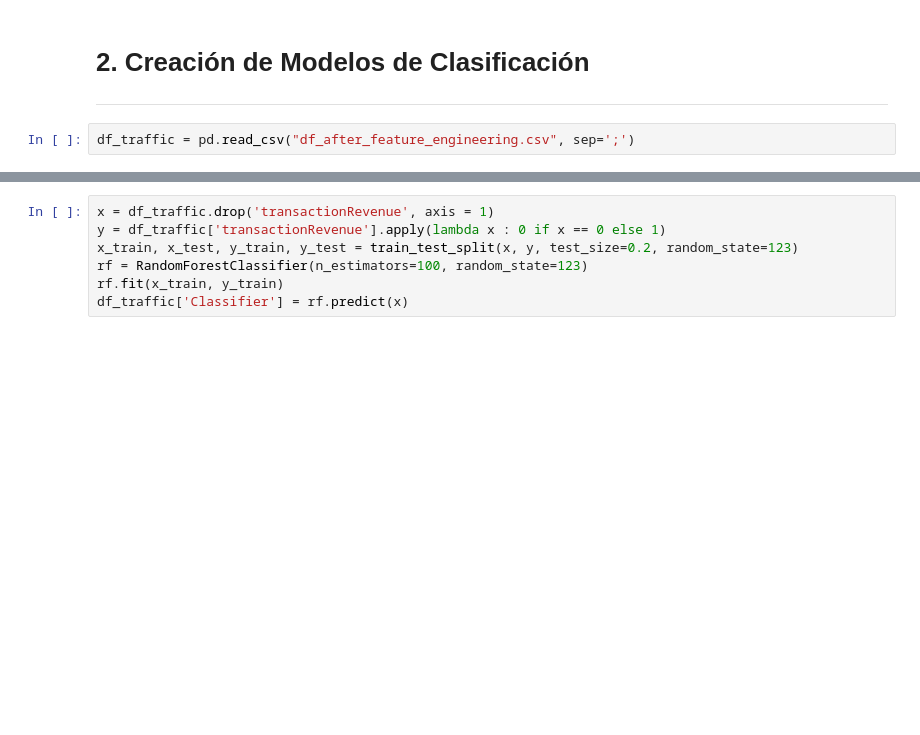
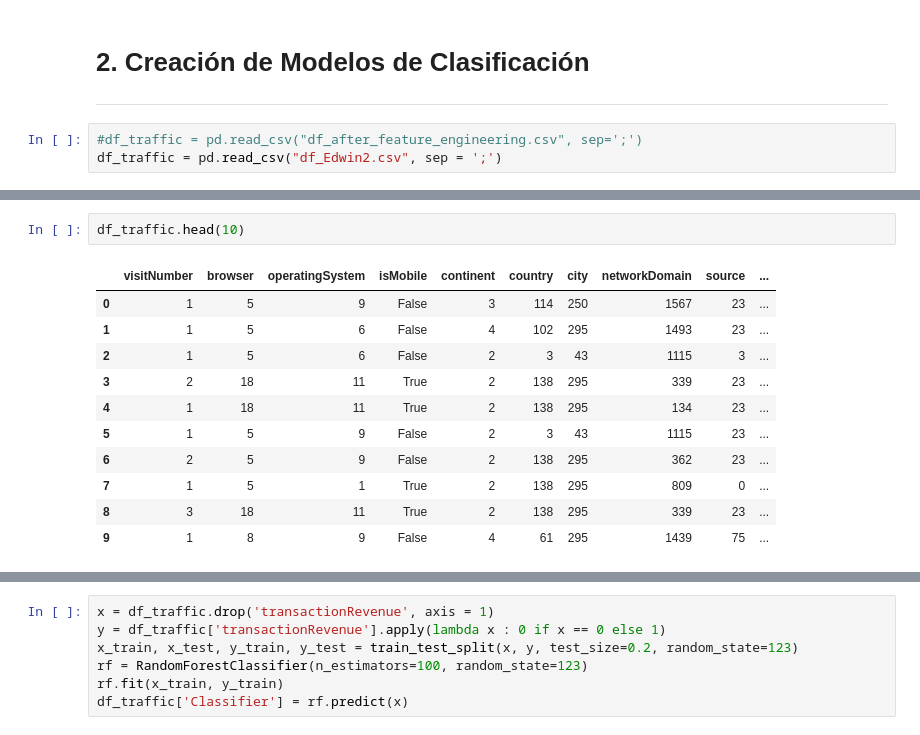
Before and after one commit to EdwinGarcia9/Consumer-Spending-Prediction, a Jupyter notebook: 03.1-Classifier_model.ipynb, the cells around one changed output, grey strips where cells are left out. Cells and saved outputs as stored; diff of their text form; blank space fills up the shorter version.

```diff
--- a/03.1-Classifier_model.ipynb
+++ b/03.1-Classifier_model.ipynb
@@ -16,4 +17,5 @@ from sklearn.ensemble import RandomForestClassifier
 
 ---
 # %%
-df_traffic = pd.read_csv("df_after_feature_engineering.csv", sep=';')
+#df_traffic = pd.read_csv("df_after_feature_engineering.csv", sep=';')
+df_traffic = pd.read_csv("df_Edwin2.csv", sep = ';')
@@ -19,0 +42,14 @@ df_traffic = pd.read_csv("df_after_feature_engineering.csv", sep=';')
+# %%
+df_traffic.head(10)
+# %% [output]
+|  | visitNumber | browser | operatingSystem | isMobile | continent | country | city | networkDomain | source | ... |
+| 0 | 1 | 5 | 9 | False | 3 | 114 | 250 | 1567 | 23 | ... |
+| 1 | 1 | 5 | 6 | False | 4 | 102 | 295 | 1493 | 23 | ... |
+| 2 | 1 | 5 | 6 | False | 2 | 3 | 43 | 1115 | 3 | ... |
+| 3 | 2 | 18 | 11 | True | 2 | 138 | 295 | 339 | 23 | ... |
+| 4 | 1 | 18 | 11 | True | 2 | 138 | 295 | 134 | 23 | ... |
+| 5 | 1 | 5 | 9 | False | 2 | 3 | 43 | 1115 | 23 | ... |
+| 6 | 2 | 5 | 9 | False | 2 | 138 | 295 | 362 | 23 | ... |
+| 7 | 1 | 5 | 1 | True | 2 | 138 | 295 | 809 | 0 | ... |
+| 8 | 3 | 18 | 11 | True | 2 | 138 | 295 | 339 | 23 | ... |
+| 9 | 1 | 8 | 9 | False | 4 | 61 | 295 | 1439 | 75 | ... |
```
Also changed, not shown: parts of 4 cells of this notebook, 17 other files.
